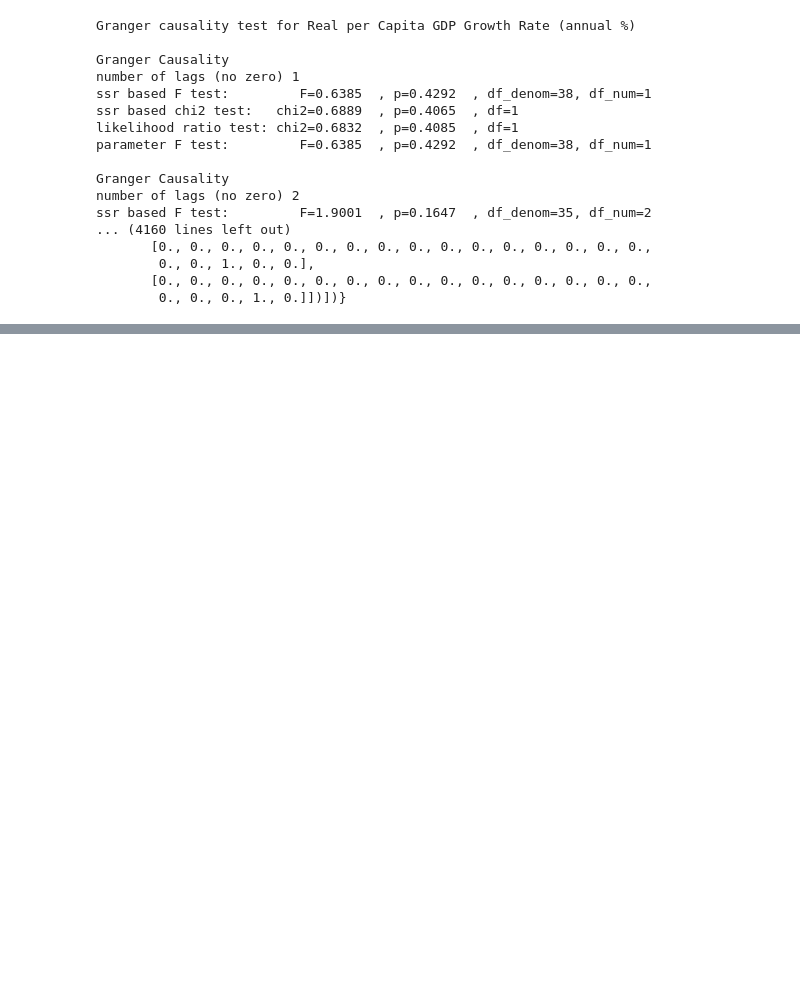
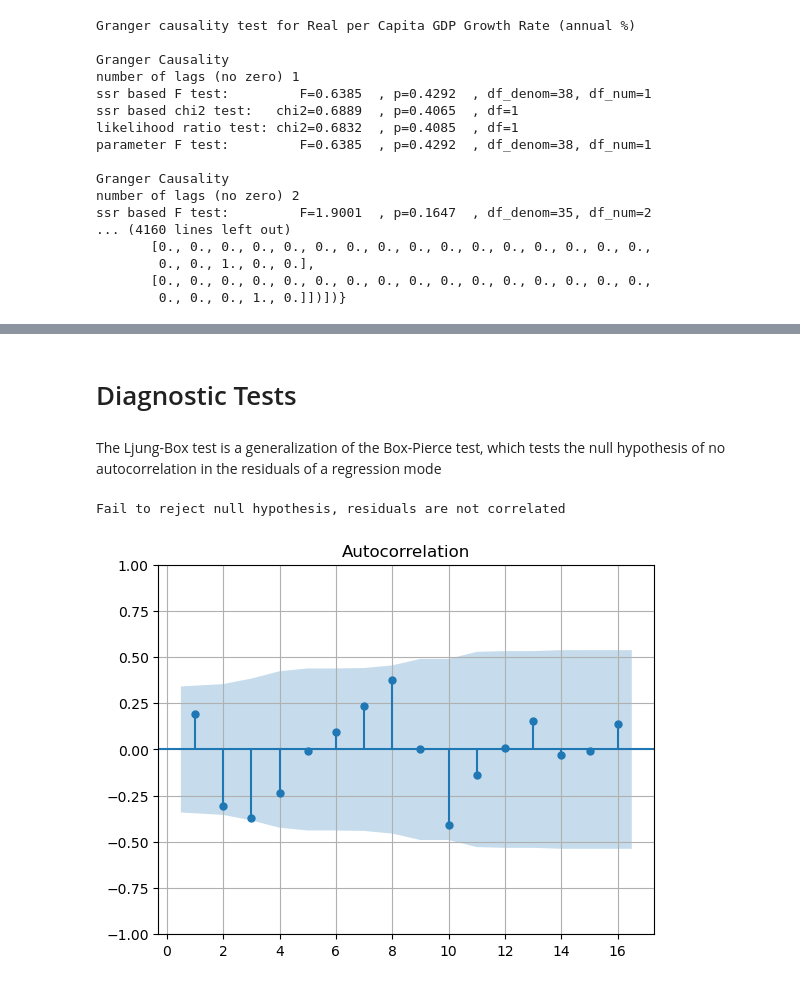
Before and after one commit to MMostafa-Hub/advanced_time_series, a Jupyter notebook: session_3/eda.ipynb, the cells around one changed output, grey strips where cells are left out. Saved outputs shown, nothing was run; the diff lists cells and outputs as text; code cells hidden in the pictures; blank space fills up the shorter version.

```diff
--- a/session_3/eda.ipynb
+++ b/session_3/eda.ipynb
@@ -255,0 +345,23 @@ Reject null hypothesis, There's a significant difference between the groups
+# %% [markdown]
+# Diagnostic Tests
+# %% [markdown]
+The Ljung-Box test is a generalization of the Box-Pierce test, which tests the null hypothesis of no autocorrelation in the residuals of a regression mode
+# %%
+p_value = het_arch(decomposed.resid.dropna())[1]
+
+if p_value < SIGNIFICANT_LEVEL:
+    print("Reject null hypothesis, residuals are correlated")
+else:
+    print("Fail to reject null hypothesis, residuals are not correlated")
+# %% [output]
+Fail to reject null hypothesis, residuals are not correlated
+# %%
+# ACF plot to check the best lag order
+from statsmodels.graphics.tsaplots import plot_acf
+
+plot_acf(decomposed.resid.dropna(), zero=False)
+
+plt.grid()
+plt.show()
+# %% [output]
+[figure, added]
```
Also changed, not shown: parts of 22 cells of this notebook.
